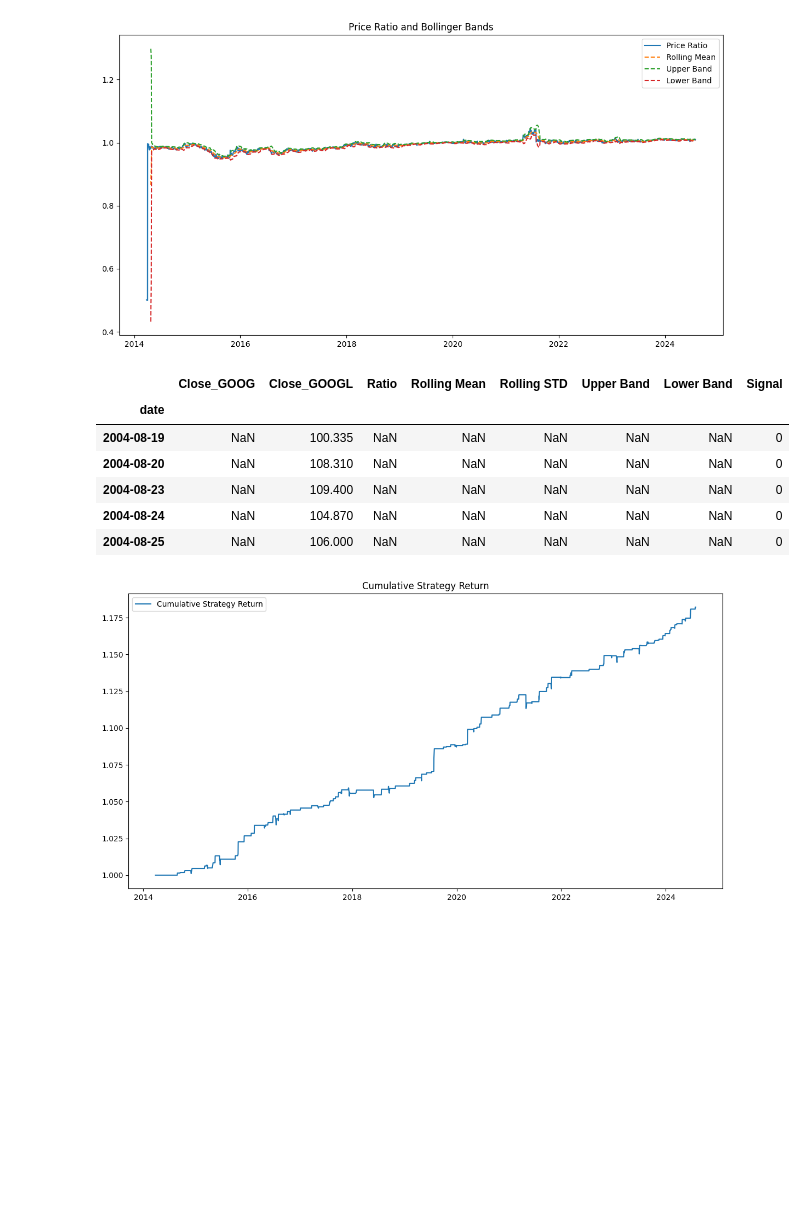
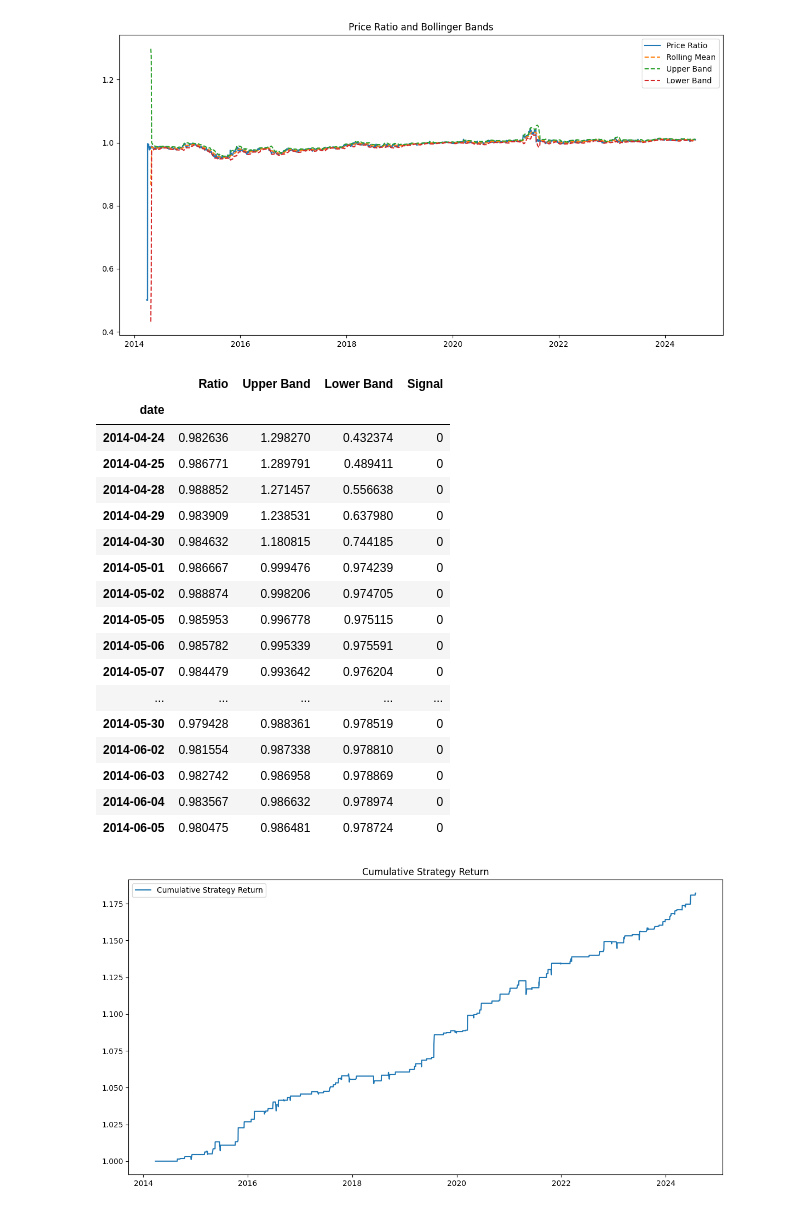
Before and after one commit to miloopark/strategy-playground, a Jupyter notebook: strategies/Dual_Class_Arbitrage.ipynb, the cells around one changed output. Cells and saved outputs as stored; diff of their text form; code cells hidden in the pictures; blank space fills up the shorter version.

Commit message:
updating to inspect signal beyond initial NaN vals

```diff
--- a/strategies/Dual_Class_Arbitrage.ipynb
+++ b/strategies/Dual_Class_Arbitrage.ipynb
@@ -42,0 +48,34 @@ data.head()
+# %%
+# Drop missing values in GOOG data
+goog_data.dropna(inplace=True)
+
+# Combine the data into a single DataFrame
+data = pd.concat([goog_data, googl_data], axis=1)
+data.columns = ['Close_GOOG', 'Close_GOOGL']
+
+# Drop rows with missing values in combined data
+data.dropna(inplace=True)
+
+# Calculate the price ratio
+data['Ratio'] = data['Close_GOOG'] / data['Close_GOOGL']
+
+# Calculate the rolling mean and standard deviation of the ratio
+window = 20
+data['Rolling Mean'] = data['Ratio'].rolling(window=window).mean()
+data['Rolling STD'] = data['Ratio'].rolling(window=window).std()
+
+# Calculate the upper and lower bands
+data['Upper Band'] = data['Rolling Mean'] + (data['Rolling STD'] * 2)
+data['Lower Band'] = data['Rolling Mean'] - (data['Rolling STD'] * 2)
+
+# Check for NaN values
+nan_info = pd.DataFrame({
+    'NaN values in Ratio': [data['Ratio'].isnull().sum()],
+    'NaN values in Rolling Mean': [data['Rolling Mean'].isnull().sum()],
+    'NaN values in Rolling STD': [data['Rolling STD'].isnull().sum()],
+    'NaN values in Upper Band': [data['Upper Band'].isnull().sum()],
+    'NaN values in Lower Band': [data['Lower Band'].isnull().sum()]
+})
+
+# Display NaN values information
+nan_info
@@ -67,19 +97,34 @@ plt.show()
 # %%
 # Generate Trading Signals
 data['Signal'] = 0
 data.loc[data['Ratio'] > data['Upper Band'], 'Signal'] = -1  # Short GOOG, Long GOOGL
 data.loc[data['Ratio'] < data['Lower Band'], 'Signal'] = 1   # Long GOOG, Short GOOGL
 
-# Display the first few rows with signals
-data.head()
+# Display rows with non-NaN values for signals
+non_nan_data = data.dropna(subset=['Upper Band', 'Lower Band'])
+signal_info = non_nan_data[['Ratio', 'Upper Band', 'Lower Band', 'Signal']].head(30)
+
+# Display the first few rows with signals as a table
+signal_info
 # %% [output]
-|  | Close_GOOG | Close_GOOGL | Ratio | Rolling Mean | Rolling STD | Upper Band | Lower Band | Signal |
-| date |  |  |  |  |  |  |  |  |
-| 2004-08-19 | NaN | 100.335 | NaN | NaN | NaN | NaN | NaN | 0 |
-| 2004-08-20 | NaN | 108.310 | NaN | NaN | NaN | NaN | NaN | 0 |
-| 2004-08-23 | NaN | 109.400 | NaN | NaN | NaN | NaN | NaN | 0 |
-| 2004-08-24 | NaN | 104.870 | NaN | NaN | NaN | NaN | NaN | 0 |
-| 2004-08-25 | NaN | 106.000 | NaN | NaN | NaN | NaN | NaN | 0 |
+|  | Ratio | Upper Band | Lower Band | Signal |
+| date |  |  |  |  |
+| 2014-04-24 | 0.982636 | 1.298270 | 0.432374 | 0 |
+| 2014-04-25 | 0.986771 | 1.289791 | 0.489411 | 0 |
+| 2014-04-28 | 0.988852 | 1.271457 | 0.556638 | 0 |
+| 2014-04-29 | 0.983909 | 1.238531 | 0.637980 | 0 |
+| 2014-04-30 | 0.984632 | 1.180815 | 0.744185 | 0 |
+| 2014-05-01 | 0.986667 | 0.999476 | 0.974239 | 0 |
+| 2014-05-02 | 0.988874 | 0.998206 | 0.974705 | 0 |
+| 2014-05-05 | 0.985953 | 0.996778 | 0.975115 | 0 |
+| 2014-05-06 | 0.985782 | 0.995339 | 0.975591 | 0 |
+| 2014-05-07 | 0.984479 | 0.993642 | 0.976204 | 0 |
+| ... | ... | ... | ... | ... |
+| 2014-05-30 | 0.979428 | 0.988361 | 0.978519 | 0 |
+| 2014-06-02 | 0.981554 | 0.987338 | 0.978810 | 0 |
+| 2014-06-03 | 0.982742 | 0.986958 | 0.978869 | 0 |
+| 2014-06-04 | 0.983567 | 0.986632 | 0.978974 | 0 |
+| 2014-06-05 | 0.980475 | 0.986481 | 0.978724 | 0 |
 # %%
 # Calculate Returns and Plot Cumulative Returns
 # Calculate daily returns
```
Also changed, not shown: parts of 4 cells of this notebook.
